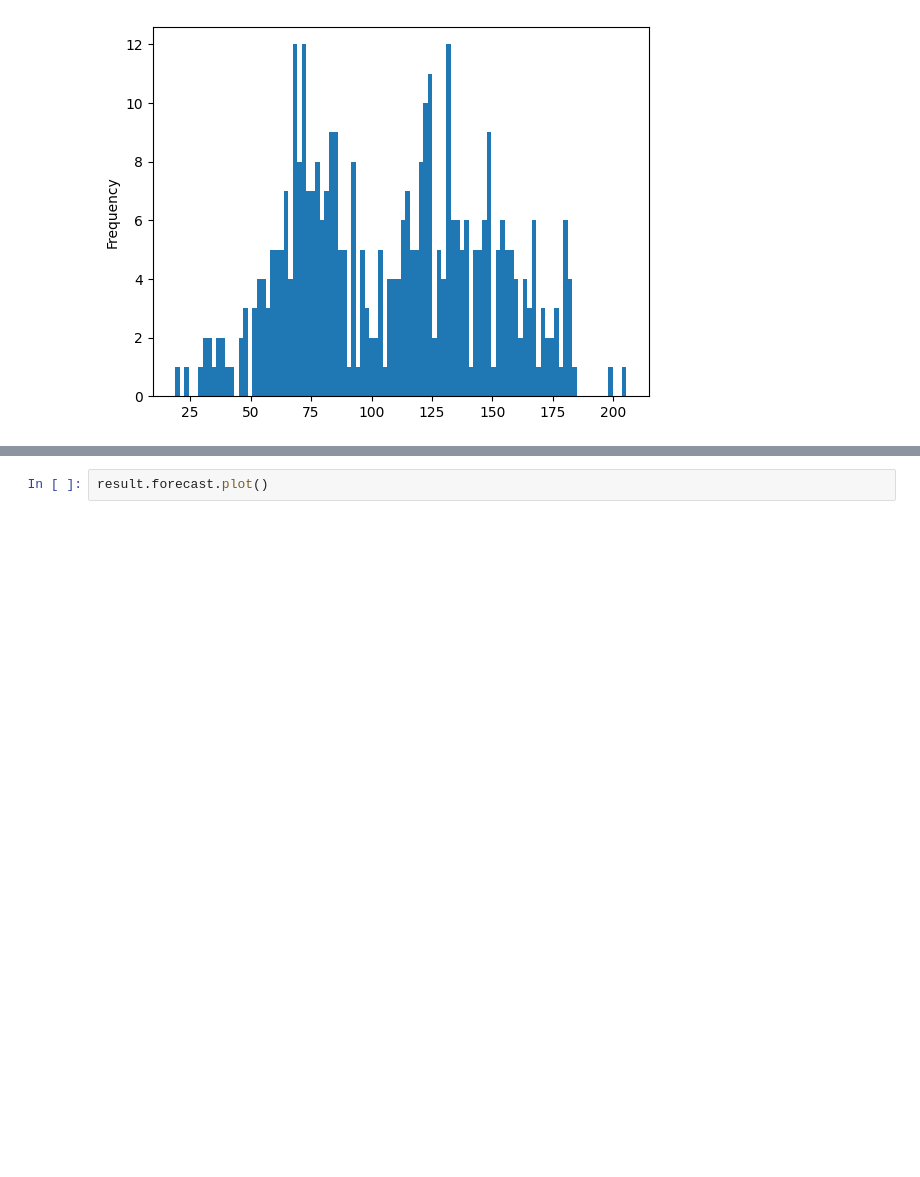
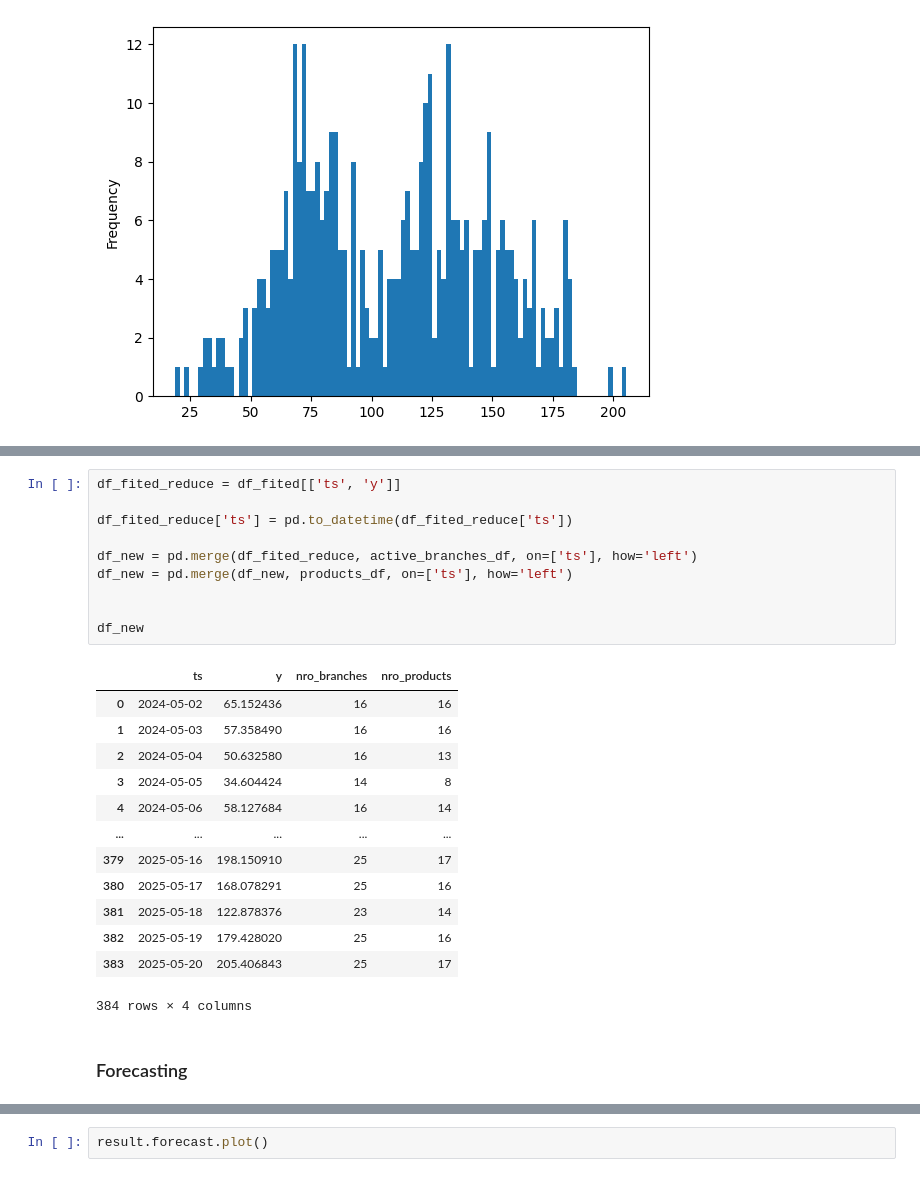
Before and after one commit to darkel61/3mit_ai_testing, a Jupyter notebook: fg/retail_fg.ipynb, the cells around one changed output, grey strips where cells are left out. Cells and saved outputs as stored; diff of their text form; blank space fills up the shorter version.

```diff
--- a/fg/retail_fg.ipynb
+++ b/fg/retail_fg.ipynb
@@ -340,3 +357,29 @@ df_fited['y'].plot.hist(bins=100 )
+# %%
+df_fited_reduce = df_fited[['ts', 'y']]
+
+df_fited_reduce['ts'] = pd.to_datetime(df_fited_reduce['ts'])
+
+df_new = pd.merge(df_fited_reduce, active_branches_df, on=['ts'], how='left')
+df_new = pd.merge(df_new, products_df, on=['ts'], how='left')
+
+
+df_new
+# %% [output]
+|  | ts | y | nro_branches | nro_products |
+| 0 | 2024-05-02 | 65.152436 | 16 | 16 |
+| 1 | 2024-05-03 | 57.358490 | 16 | 16 |
+| 2 | 2024-05-04 | 50.632580 | 16 | 13 |
+| 3 | 2024-05-05 | 34.604424 | 14 | 8 |
+| 4 | 2024-05-06 | 58.127684 | 16 | 14 |
+| ... | ... | ... | ... | ... |
+| 379 | 2025-05-16 | 198.150910 | 25 | 17 |
+| 380 | 2025-05-17 | 168.078291 | 25 | 16 |
+| 381 | 2025-05-18 | 122.878376 | 23 | 14 |
+| 382 | 2025-05-19 | 179.428020 | 25 | 16 |
+| 383 | 2025-05-20 | 205.406843 | 25 | 17 |
+384 rows × 4 columns
+# %% [markdown]
+### Forecasting
 # %%
 forecaster = Forecaster()
 
```
Also changed, not shown: parts of 11 cells of this notebook.
